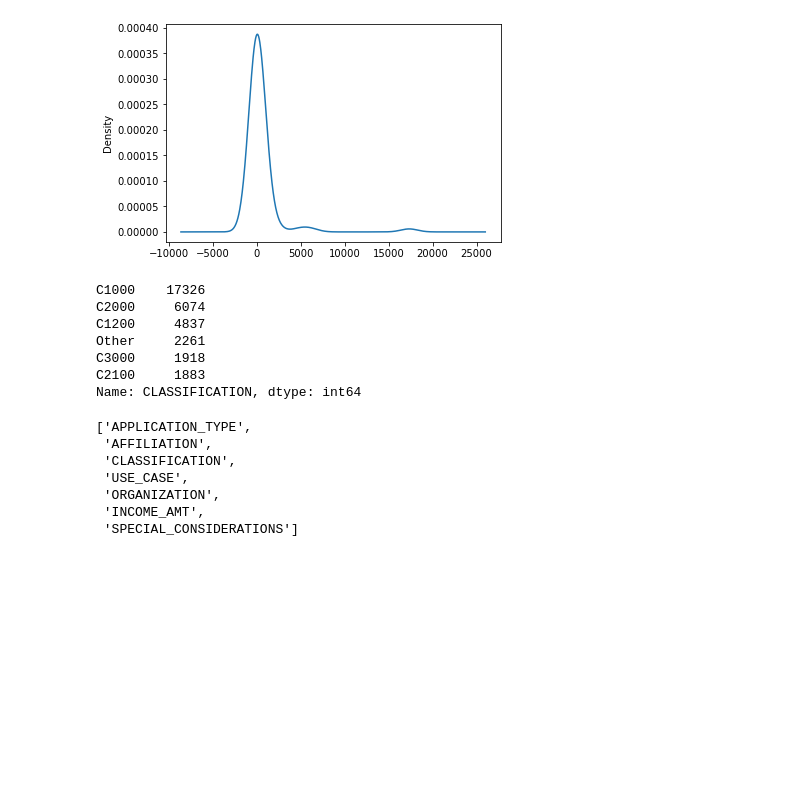
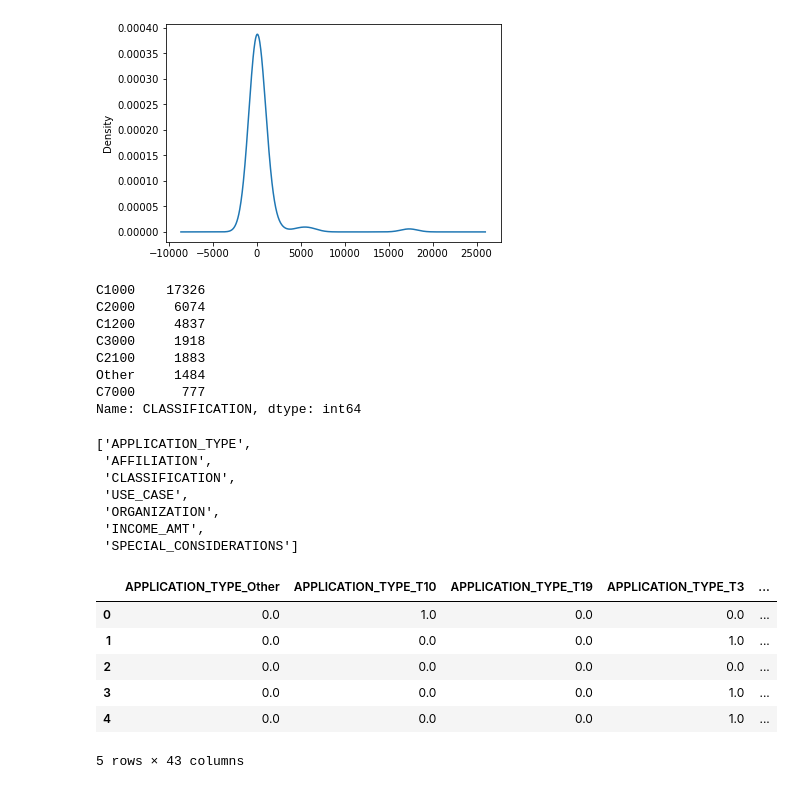
Before and after one commit to aseo67/Neural_Network_Charity_Analysis, a Jupyter notebook: AlphabetSoupCharity_Optimization.ipynb, the cells around one changed output. Saved outputs shown, nothing was run; the diff lists cells and outputs as text; code cells hidden in the pictures; blank space fills up the shorter version.

```diff
--- a/AlphabetSoupCharity_Optimization.ipynb
+++ b/AlphabetSoupCharity_Optimization.ipynb
@@ -122,7 +123,7 @@ classification_counts.plot.density()
 [figure]
 # %%
 # Determine which values to replace if counts are less than ..?
-replace_classification = list(classification_counts[classification_counts < 1000].index)
+replace_classification = list(classification_counts[classification_counts < 500].index)
 
 # Replace in dataframe
 for cls in replace_classification:
@@ -134,9 +135,10 @@ application_df.CLASSIFICATION.value_counts()
 C1000    17326
 C2000     6074
 C1200     4837
-Other     2261
 C3000     1918
 C2100     1883
+Other     1484
+C7000      777
 Name: CLASSIFICATION, dtype: int64
 # %%
 # Generate our categorical variable lists
@@ -150,3 +152,21 @@ application_cat
  'ORGANIZATION',
  'INCOME_AMT',
  'SPECIAL_CONSIDERATIONS']
+# %%
+# Create a OneHotEncoder instance
+enc = OneHotEncoder(sparse=False)
+
+# Fit and transform the OneHotEncoder using the categorical variable list
+encode_df = pd.DataFrame(enc.fit_transform(application_df[application_cat]))
+
+# Add the encoded variable names to the dataframe
+encode_df.columns = enc.get_feature_names(application_cat)
+encode_df.head()
+# %% [output]
+|  | APPLICATION_TYPE_Other | APPLICATION_TYPE_T10 | APPLICATION_TYPE_T19 | APPLICATION_TYPE_T3 | ... |
+| 0 | 0.0 | 1.0 | 0.0 | 0.0 | ... |
+| 1 | 0.0 | 0.0 | 0.0 | 1.0 | ... |
+| 2 | 0.0 | 0.0 | 0.0 | 0.0 | ... |
+| 3 | 0.0 | 0.0 | 0.0 | 1.0 | ... |
+| 4 | 0.0 | 0.0 | 0.0 | 1.0 | ... |
+5 rows × 43 columns
```
Also changed, not shown: parts of 21 cells of this notebook, 26 other files.
